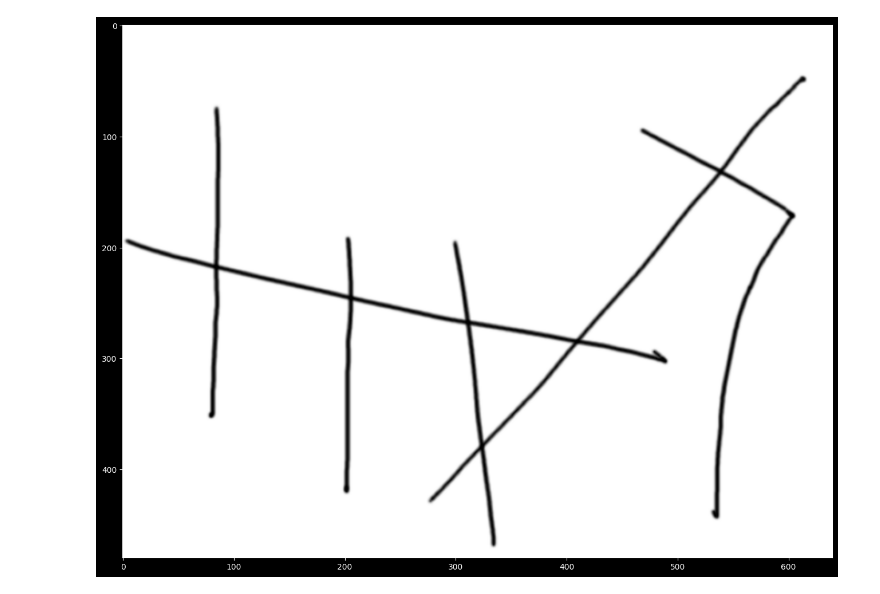
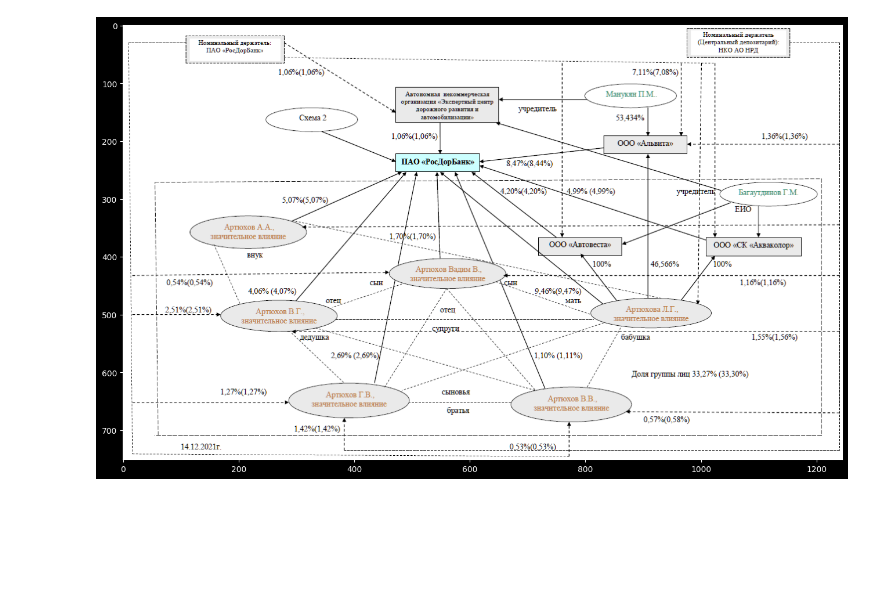
Before and after one commit to BardinPetr/kg-llm-rag, a Jupyter notebook: src/visual/analyze/demo.ipynb, the cells around one changed output. Cells and saved outputs as stored; diff of their text form; code cells hidden in the pictures; blank space fills up the shorter version.

```diff
--- a/src/visual/analyze/demo.ipynb
+++ b/src/visual/analyze/demo.ipynb
@@ -25,21 +22,21 @@ ray.init()
 # %%
 from utils.gui import stack_images
 
 tests = {
     # "ed36a1594d570e76e0219bda981adb6c",
     # "/home/petr/study/diploma/src/datasetgen/full/f8e3fa2523fff97a2dc9c382dcb3b634.png",
-    # "/home/petr/study/diploma/src/datasetgen/demo/6.png",
-    "/home/petr/Documents/1.png",
+    "/home/petr/study/diploma/src/datasetgen/demo/6.png",
+    # "/home/petr/Documents/1.png",
     # "ec5ce1afe4d3c3d4c13470842eee7e5f"
 }
 
 orig = stack_images([
     cv2.imread(f"{i}")
     for i in tests
 ], 1, 1)
 vis(orig)
 # %% [output]
-[figure, old version]
+[figure, new version]
 # %%
 # ocr = serve.get_deployment_handle("OCRReaderYandex", app_name="default")
 ocr = serve.get_deployment_handle("OCRReaderEasyocr", app_name="ocr")
```
Also changed, not shown: parts of 16 cells of this notebook, 1 other file.
